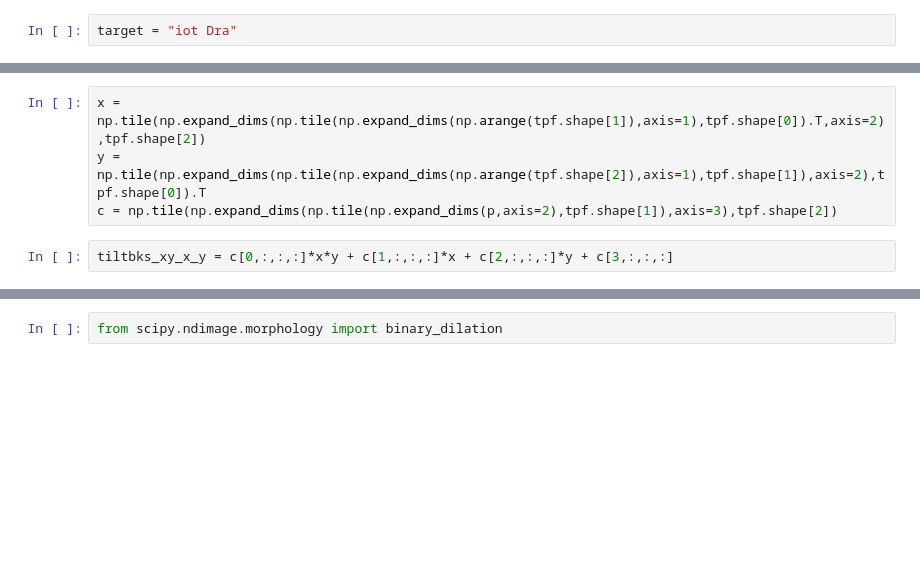
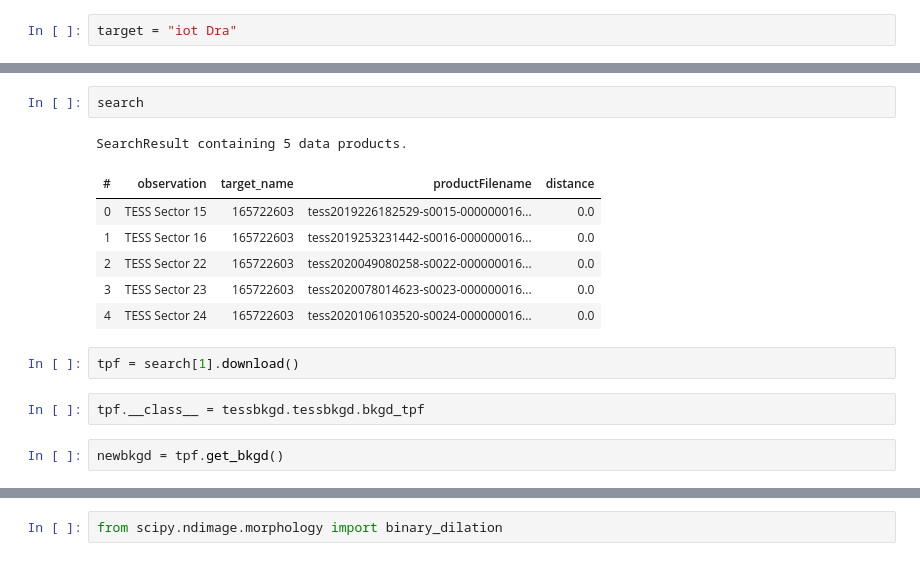
Before and after one commit to hvidy/tessbkgd, a Jupyter notebook: notebooks/iot_Dra_tpf.ipynb, the cells around one changed output, grey strips where cells are left out. Saved outputs shown, nothing was run; the diff lists cells and outputs as text; blank space fills up the shorter version.

```diff
--- a/notebooks/iot_Dra_tpf.ipynb
+++ b/notebooks/iot_Dra_tpf.ipynb
@@ -97,9 +42,19 @@ p[:,ind], _, _, _ = lstsq(M, z[:,ind])
-# %%
-x = np.tile(np.expand_dims(np.tile(np.expand_dims(np.arange(tpf.shape[1]),axis=1),tpf.shape[0]).T,axis=2),tpf.shape[2])
-y = np.tile(np.expand_dims(np.tile(np.expand_dims(np.arange(tpf.shape[2]),axis=1),tpf.shape[1]),axis=2),tpf.shape[0]).T
-c = np.tile(np.expand_dims(np.tile(np.expand_dims(p,axis=2),tpf.shape[1]),axis=3),tpf.shape[2])
-# %%
-tiltbks_xy_x_y = c[0,:,:,:]*x*y + c[1,:,:,:]*x + c[2,:,:,:]*y + c[3,:,:,:]
+# %%
+search
+# %% [output]
+SearchResult containing 5 data products.
+| # | observation | target_name | productFilename | distance |
+| 0 | TESS Sector 15 | 165722603 | tess2019226182529-s0015-000000016... | 0.0 |
+| 1 | TESS Sector 16 | 165722603 | tess2019253231442-s0016-000000016... | 0.0 |
+| 2 | TESS Sector 22 | 165722603 | tess2020049080258-s0022-000000016... | 0.0 |
+| 3 | TESS Sector 23 | 165722603 | tess2020078014623-s0023-000000016... | 0.0 |
+| 4 | TESS Sector 24 | 165722603 | tess2020106103520-s0024-000000016... | 0.0 |
+# %%
+tpf = search[1].download()
+# %%
+tpf.__class__ = tessbkgd.tessbkgd.bkgd_tpf
+# %%
+newbkgd = tpf.get_bkgd()
 # %%
 fig,axes = plt.subplots(2,1,figsize=(18,6))
 
```
Also changed, not shown: parts of 33 cells of this notebook, 1 other file.
